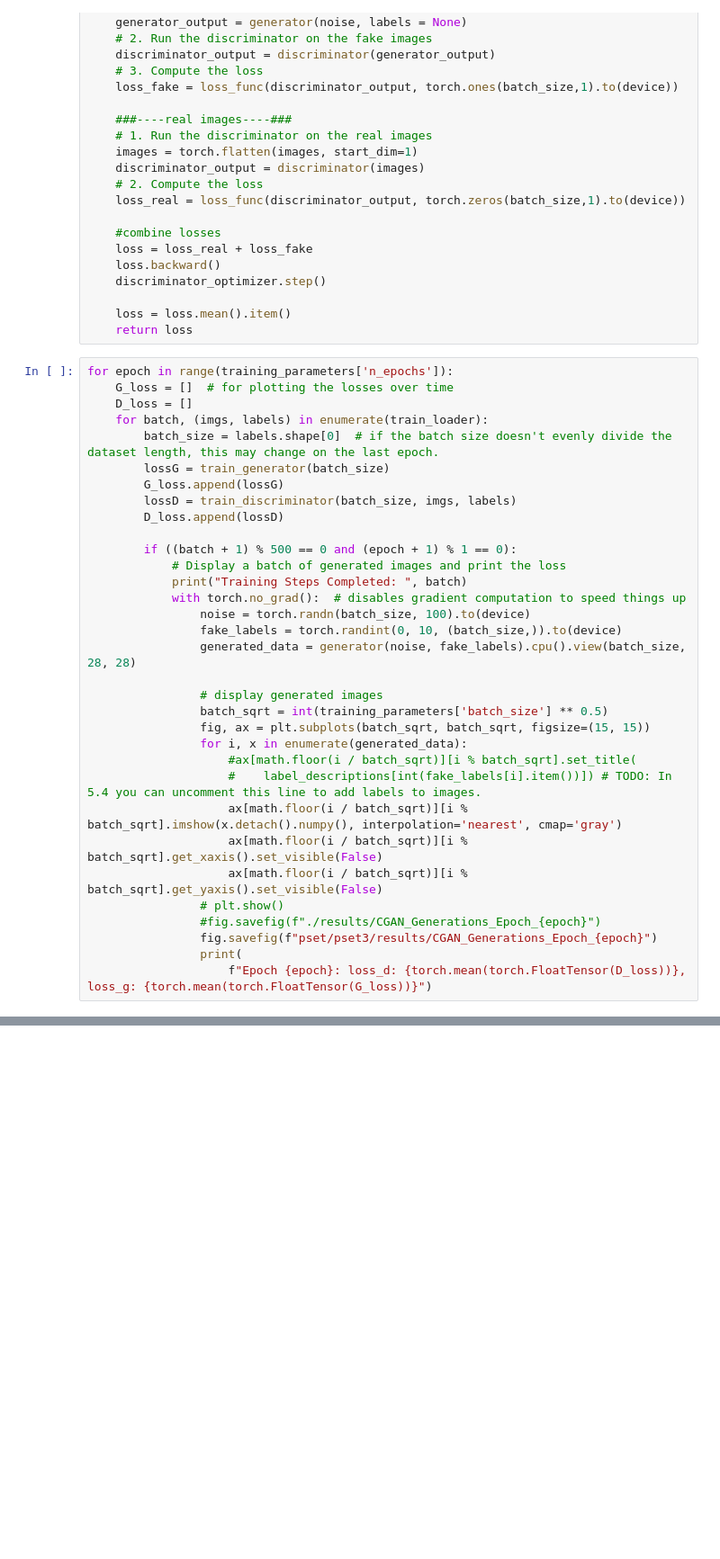
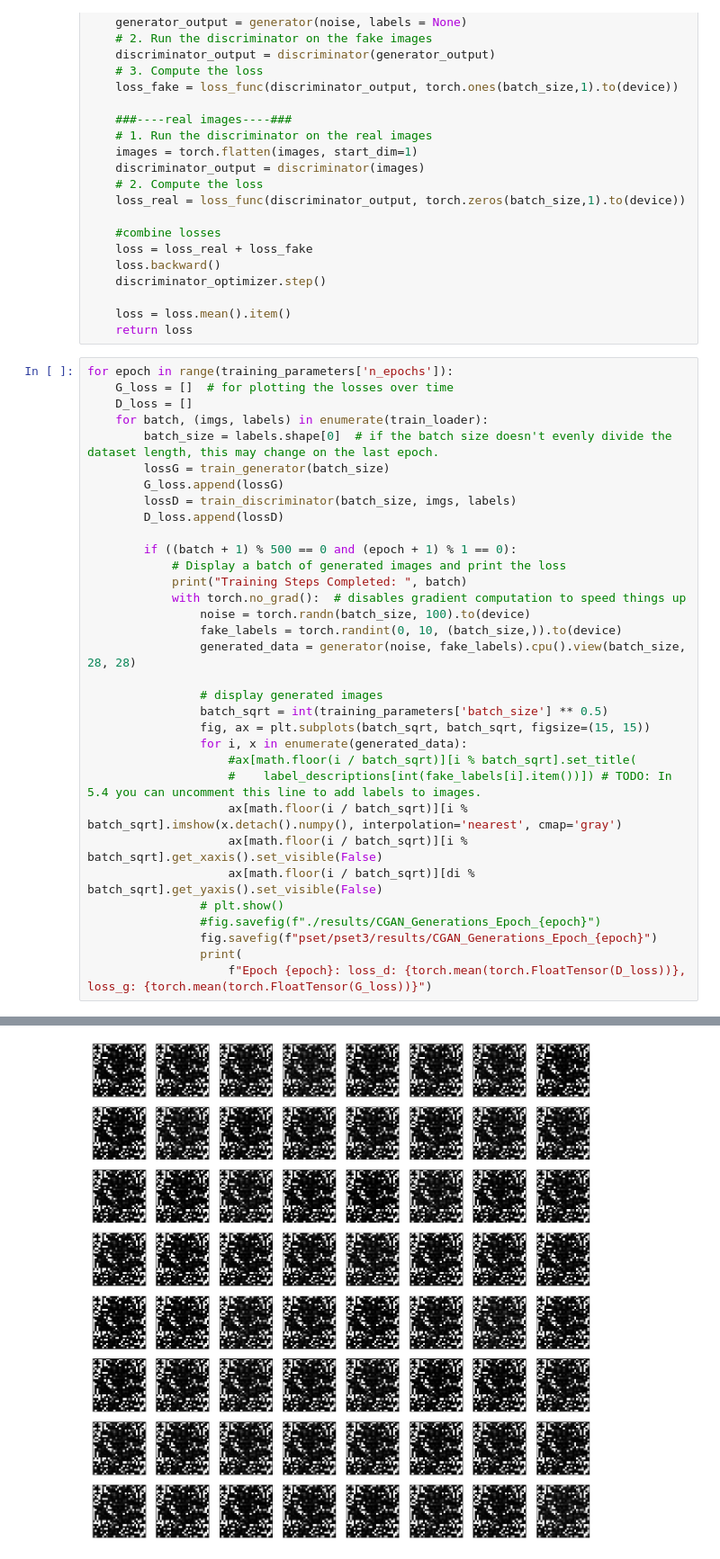
Before and after one commit to FridljDa/deep_learning, a Jupyter notebook: pset/pset3/01_gan.ipynb, the cells around one changed output, grey strips where cells are left out. Shown at 90% size. Drawn from its saved outputs; the diff is of its cells as text; blank space fills up the shorter version.

```diff
--- a/pset/pset3/01_gan.ipynb
+++ b/pset/pset3/01_gan.ipynb
@@ -225,9 +225,10 @@ for epoch in range(training_parameters['n_epochs']):
                     #    label_descriptions[int(fake_labels[i].item())]) # TODO: In 5.4 you can uncomment this line to add labels to images.
                     ax[math.floor(i / batch_sqrt)][i % batch_sqrt].imshow(x.detach().numpy(), interpolation='nearest', cmap='gray')
                     ax[math.floor(i / batch_sqrt)][i % batch_sqrt].get_xaxis().set_visible(False)
-                    ax[math.floor(i / batch_sqrt)][i % batch_sqrt].get_yaxis().set_visible(False)
+                    ax[math.floor(i / batch_sqrt)][di % batch_sqrt].get_yaxis().set_visible(False)
                 # plt.show()
                 #fig.savefig(f"./results/CGAN_Generations_Epoch_{epoch}")
                 fig.savefig(f"pset/pset3/results/CGAN_Generations_Epoch_{epoch}")
                 print(
                     f"Epoch {epoch}: loss_d: {torch.mean(torch.FloatTensor(D_loss))}, loss_g: {torch.mean(torch.FloatTensor(G_loss))}")
+# %% [output]
@@ -233,0 +237 @@ for epoch in range(training_parameters['n_epochs']):
+[figure, added]
```
Also changed, not shown: parts of 1 cell of this notebook, 1 other file.
